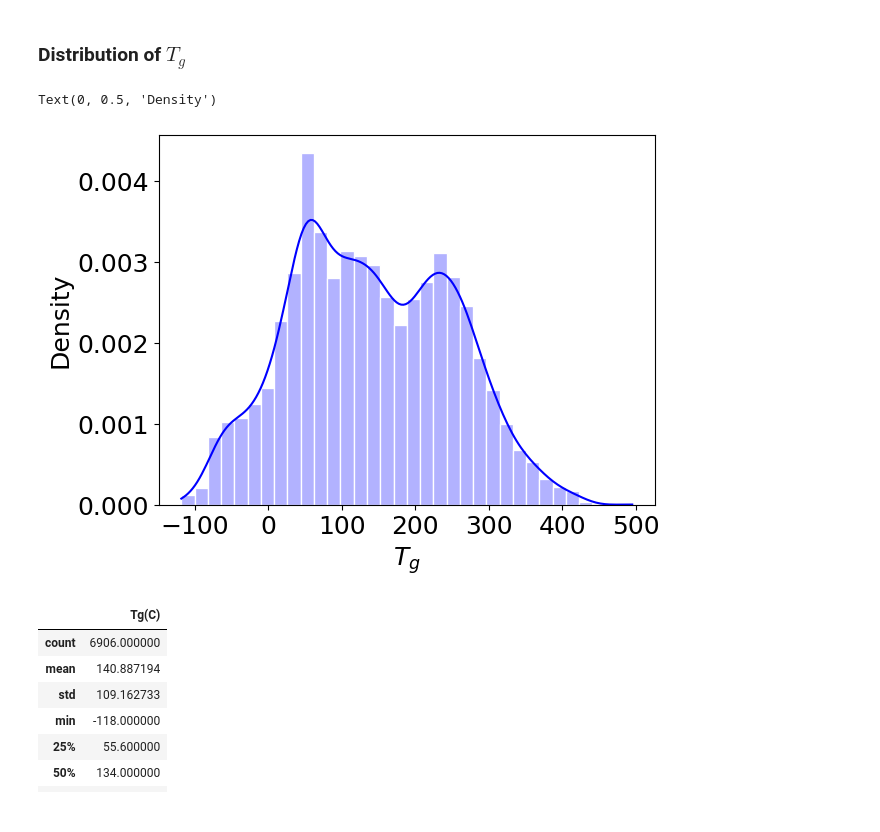
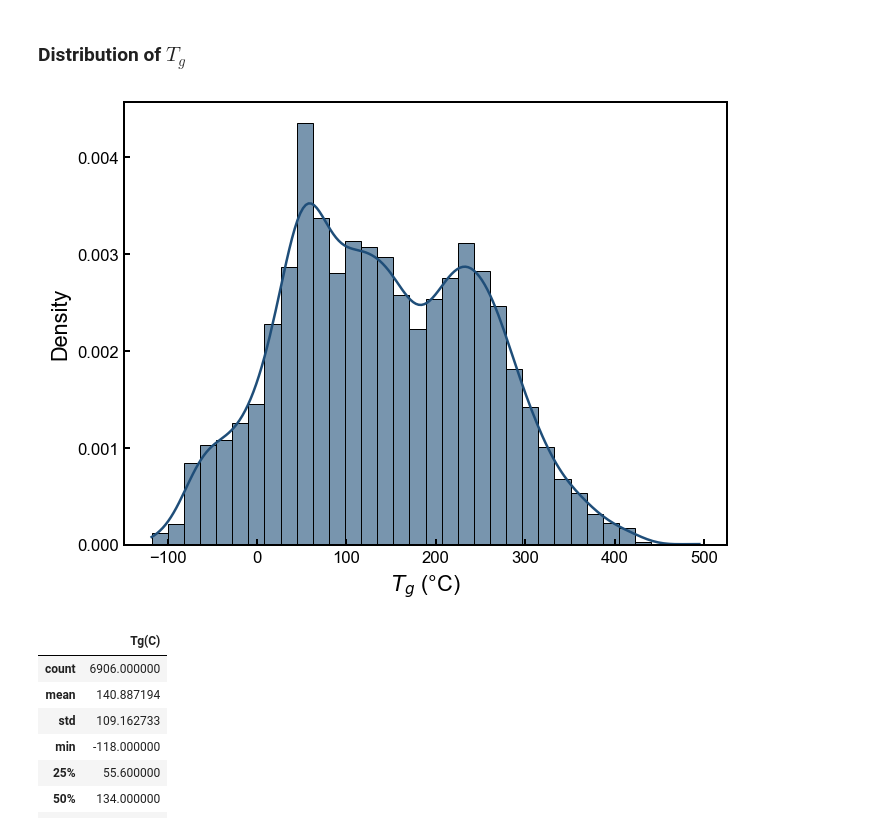
Before and after one commit to heyitsdipu/polymer-informatics, a Jupyter notebook: notebooks/01_polymer_ml_foundation.ipynb, the cells around one changed output. Drawn from its saved outputs; the diff is of its cells as text; code cells hidden in the pictures.

```diff
--- a/notebooks/01_polymer_ml_foundation.ipynb
+++ b/notebooks/01_polymer_ml_foundation.ipynb
@@ -133,20 +133,37 @@ dtype: int64
 # %% [markdown]
 ### Distribution of $T_g$
 # %%
-sns.histplot(Tg_df["Tg(C)"].dropna(),
-             kde=True, # smooth the distribution
-             color="blue",
-             stat="density",
-             alpha=0.3,
-             edgecolor="white"
-            )
-plt.xticks(size=18)
-plt.yticks(size=18)
-plt.xlabel("$T_g$", fontsize=18)
-plt.ylabel("Density", fontsize=18)
+fig, ax = plt.subplots(figsize=(6, 4.5))
+
+sns.histplot(
+    Tg_df["Tg(C)"].dropna(),
+    bins="fd",                 # statistically meaningful binning
+    stat="density",
+    color="#1f4e79",           # print-friendly darker blue
+    edgecolor="black",
+    linewidth=0.6,
+    alpha=0.6,
+    kde=True,
+    #kde_kws={"linewidth":2.0},
+    ax=ax
+)
+
+ax.set_xlabel(r"$T_g$ (°C)")
+ax.set_ylabel("Density")
+
+
+plt.tight_layout()
+
+# ---- Save ----
+plt.savefig(
+    "../images/Tg_distribution.png",
+    bbox_inches="tight",
+    facecolor="white"
+)
+
+plt.show()
 # %% [output]
-Text(0, 0.5, 'Density')
-[figure, old version]
+[figure, new version]
 # %%
 Tg_df.describe()
 # %% [output]
```
Also changed, not shown: parts of 1 cell of this notebook, 2 other files.
